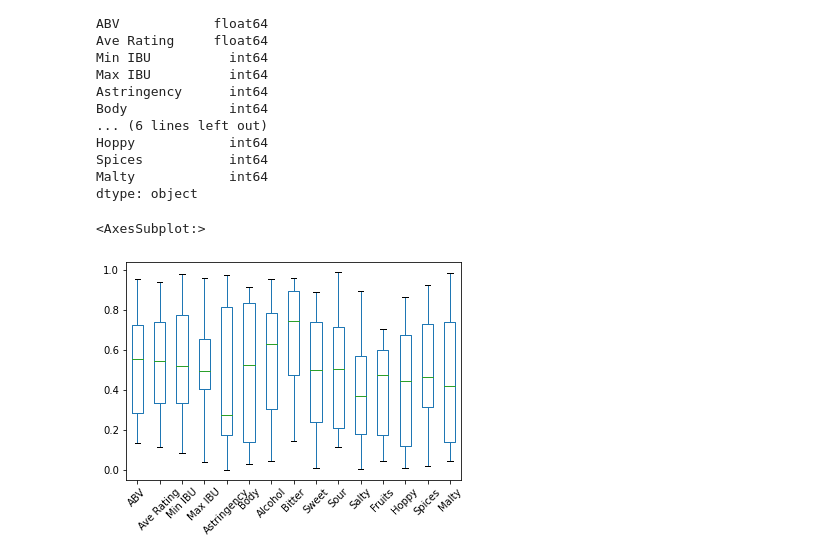
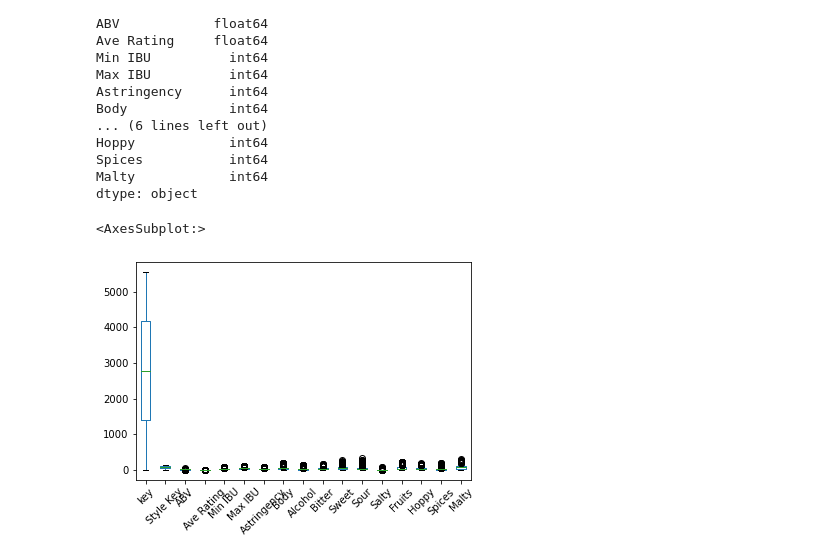
Before and after one commit to curtissmith291/final_project, a Jupyter notebook: Prelim Ideas/Beer Data/Beer_Project_POC.ipynb, the cells around one changed output. Drawn from its saved outputs; the diff is of its cells as text; code cells hidden in the pictures.

Commit message:
edited boxplots for beer data

```diff
--- a/Prelim Ideas/Beer Data/Beer_Project_POC.ipynb
+++ b/Prelim Ideas/Beer Data/Beer_Project_POC.ipynb
@@ -213,11 +213,11 @@ Spices           int64
 Malty            int64
 dtype: object
 # %%
-beer_df2 = pd.DataFrame(data = np.random.random(size=(15,15)), columns = ['ABV',
-       'Ave Rating', 'Min IBU', 'Max IBU', 'Astringency', 'Body', 'Alcohol',
-       'Bitter', 'Sweet', 'Sour', 'Salty', 'Fruits', 'Hoppy', 'Spices',
-       'Malty'])
-beer_df2.boxplot(grid=False, rot=45, fontsize=10)
+#beer_df2 = pd.DataFrame(data = beer_df columns = ['ABV',
+     #  'Ave Rating', 'Min IBU', 'Max IBU', 'Astringency', 'Body', 'Alcohol',
+     #  'Bitter', 'Sweet', 'Sour', 'Salty', 'Fruits', 'Hoppy', 'Spices',
+     #  'Malty'])
+beer_df.boxplot(grid=False, rot=45, fontsize=10)
 # %% [output]
 <AxesSubplot:>
-[figure, old version]
+[figure, new version]
```
Also changed, not shown: parts of 3 cells of this notebook.
